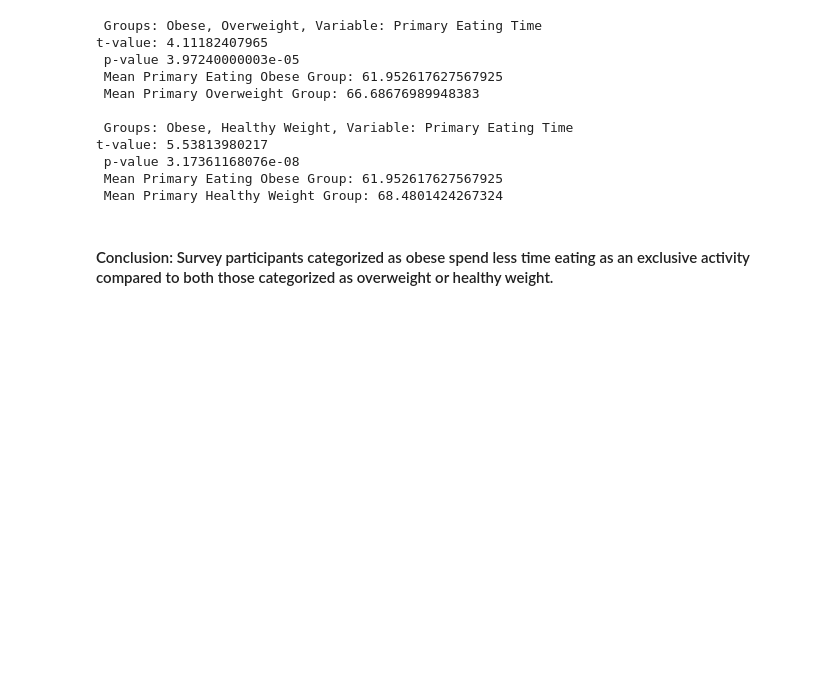
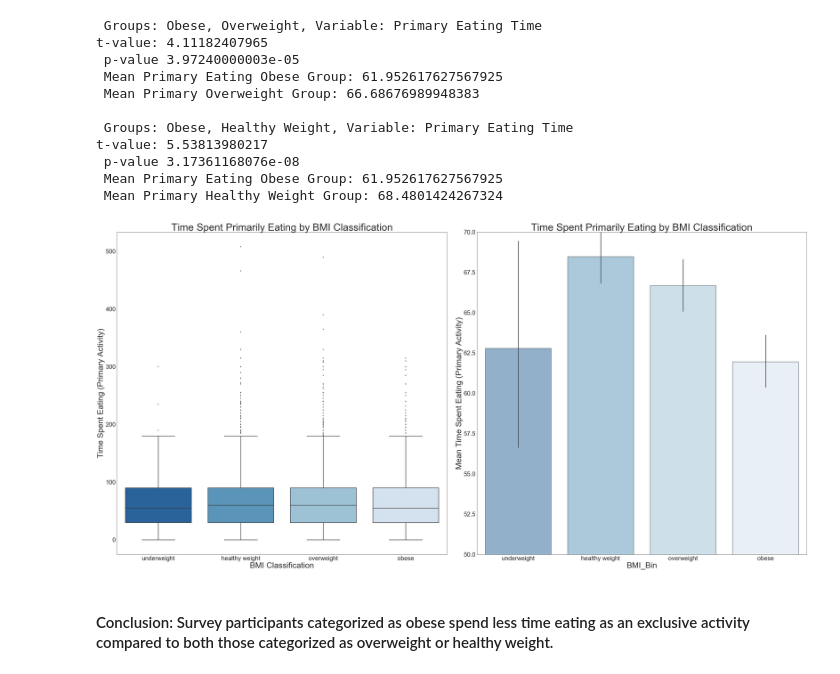
Before and after one commit to spaceport729/thinkful, a Jupyter notebook: EatingandHealth.ipynb, the cells around one changed output. Saved outputs shown, nothing was run; the diff lists cells and outputs as text; code cells hidden in the pictures; blank space fills up the shorter version.

```diff
--- a/EatingandHealth.ipynb
+++ b/EatingandHealth.ipynb
@@ -266,6 +287,32 @@ t-value: 5.53813980217
  p-value 3.17361168076e-08
  Mean Primary Eating Obese Group: 61.952617627567925
  Mean Primary Healthy Weight Group: 68.4801424267324
+# %%
+f, ax = plt.subplots(figsize=(50,25))
+
+rc={'axes.labelsize': 40, 'font.size': 40, 'legend.fontsize': 40, 'axes.titlesize': 50,\
+    'xtick.labelsize': 30, 'ytick.labelsize': 30}
+plt.rcParams.update(**rc)
+
+ax1 = plt.subplot(121)
+sns.boxplot(x="BMI_Bin", y="time_1_eating", data=df_secondary_eating, linewidth=2.5, palette='Blues_r')
+ax1.set_title("Time Spent Primarily Eating by BMI Classification")
+ax1.set_ylabel("Time Spent Eating (Primary Activity)")
+ax1.set_xlabel("BMI Classification")
+
+ax2 = plt.subplot(122)
+sns.barplot(x="BMI_Bin", y="time_1_eating",  data=df_secondary_eating,\
+            palette='Blues_r', alpha =0.5, linewidth=3, edgecolor='.2')
+ax2.set_ylabel("Mean Time Spent Eating (Primary Activity)")
+ax2.set_title("Time Spent Primarily Eating by BMI Classification")
+sns.plt.ylim(50,70)
+
+
+
+
+plt.tight_layout()
+# %% [output]
+[figure, added]
 # %% [markdown]
 #### Conclusion: Survey participants categorized as obese spend less time eating as an exclusive activity compared to both those categorized as overweight or healthy weight.
 # %%
```
Also changed, not shown: parts of 4 cells of this notebook.
